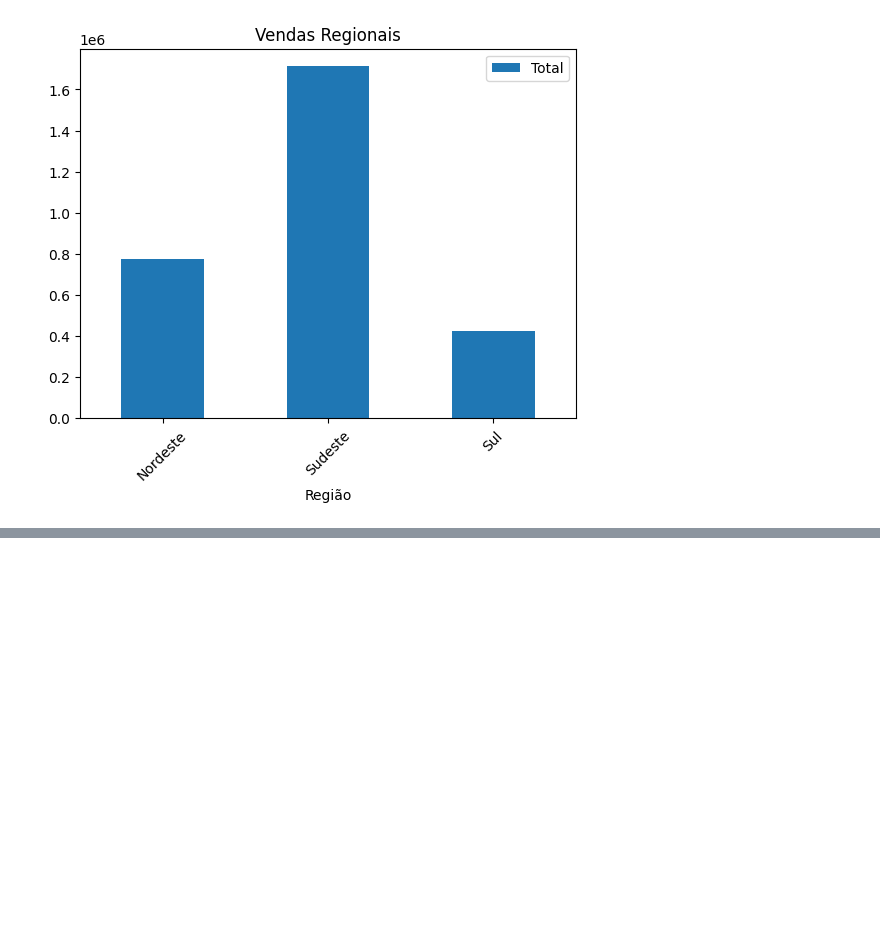
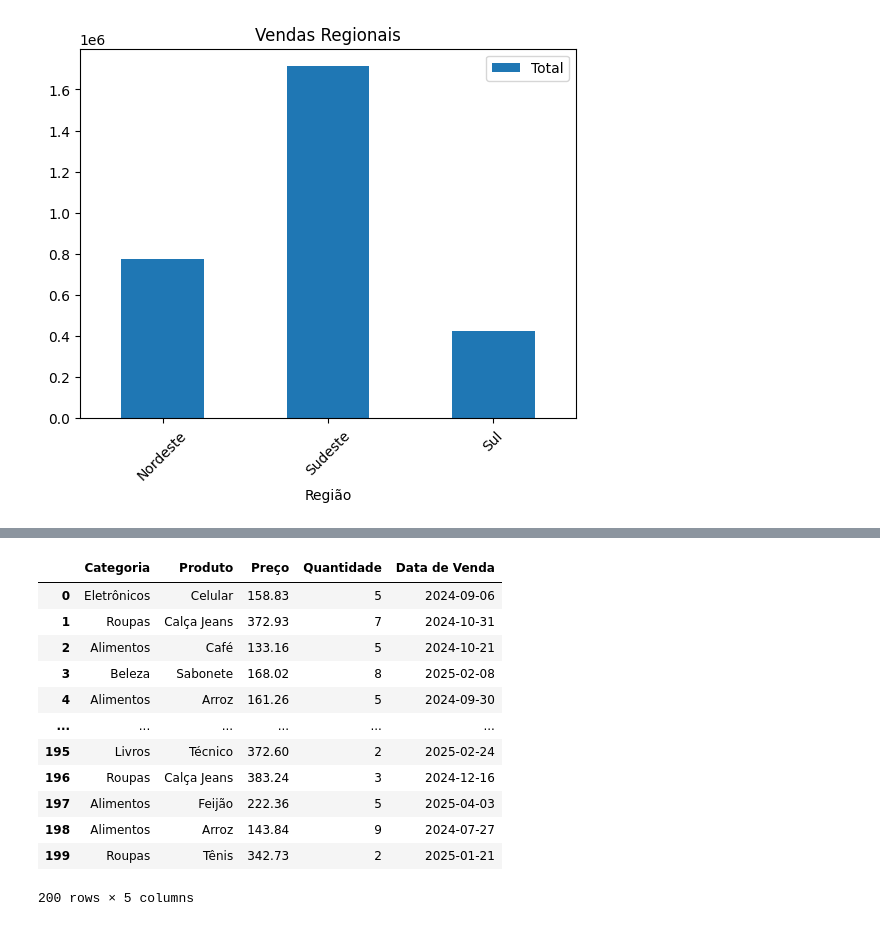
Before and after one commit to antoniofantoni/curso_python_udemy_2025, a Jupyter notebook: 4_pandas/pandas.ipynb, the cells around one changed output, grey strips where cells are left out. Saved outputs shown, nothing was run; the diff lists cells and outputs as text; code cells hidden in the pictures; blank space fills up the shorter version.

```diff
--- a/4_pandas/pandas.ipynb
+++ b/4_pandas/pandas.ipynb
@@ -101,0 +205,17 @@ plt.xticks(rotation=45)
+# %%
+df_produtos = pd.read_csv('Produtos.csv', sep=';')
+df_produtos
+# %% [output]
+|  | Categoria | Produto | Preço | Quantidade | Data de Venda |
+| 0 | Eletrônicos | Celular | 158.83 | 5 | 2024-09-06 |
+| 1 | Roupas | Calça Jeans | 372.93 | 7 | 2024-10-31 |
+| 2 | Alimentos | Café | 133.16 | 5 | 2024-10-21 |
+| 3 | Beleza | Sabonete | 168.02 | 8 | 2025-02-08 |
+| 4 | Alimentos | Arroz | 161.26 | 5 | 2024-09-30 |
+| ... | ... | ... | ... | ... | ... |
+| 195 | Livros | Técnico | 372.60 | 2 | 2025-02-24 |
+| 196 | Roupas | Calça Jeans | 383.24 | 3 | 2024-12-16 |
+| 197 | Alimentos | Feijão | 222.36 | 5 | 2025-04-03 |
+| 198 | Alimentos | Arroz | 143.84 | 9 | 2024-07-27 |
+| 199 | Roupas | Tênis | 342.73 | 2 | 2025-01-21 |
+200 rows × 5 columns
```
Also changed, not shown: parts of 14 cells of this notebook, 1 other file.
